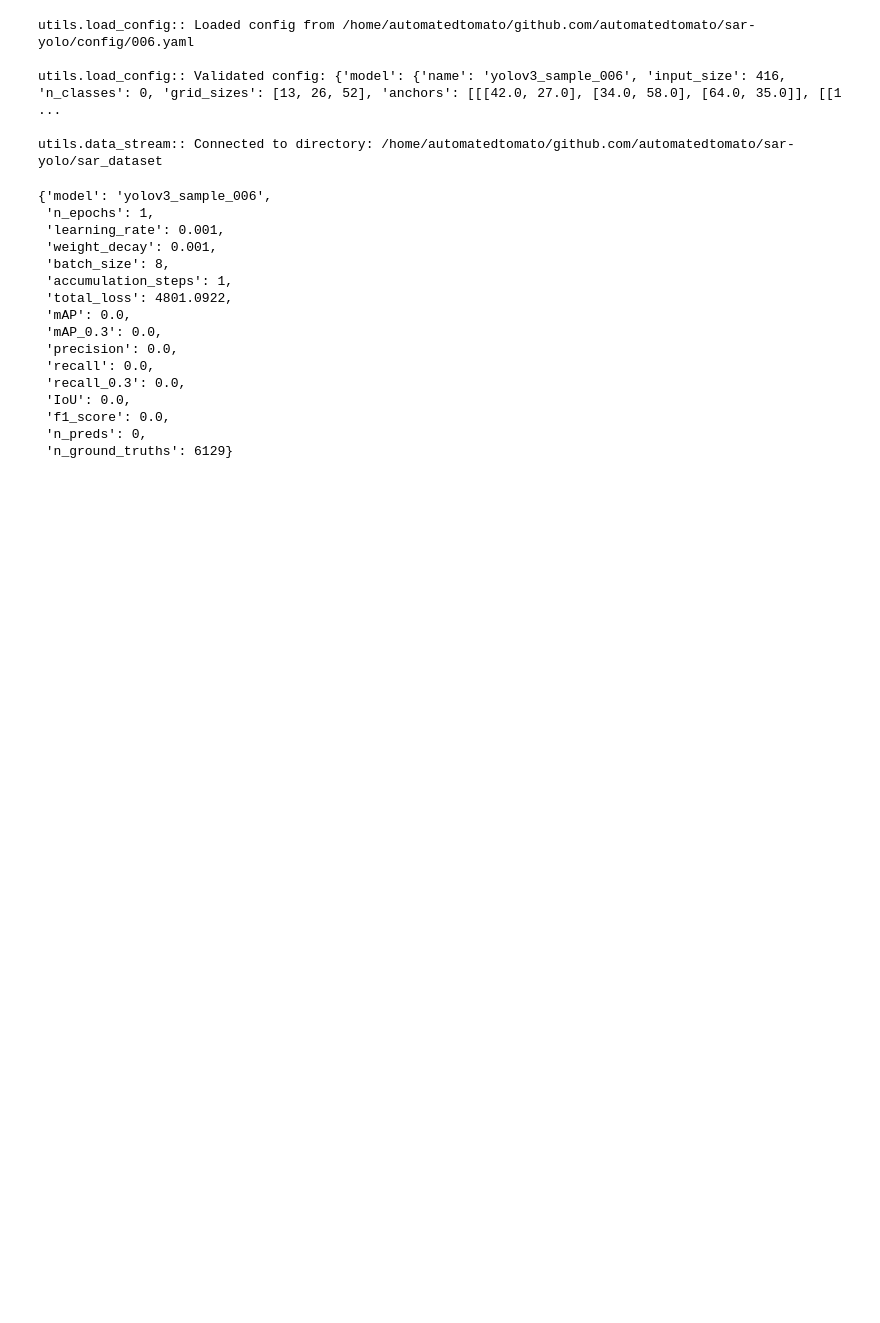
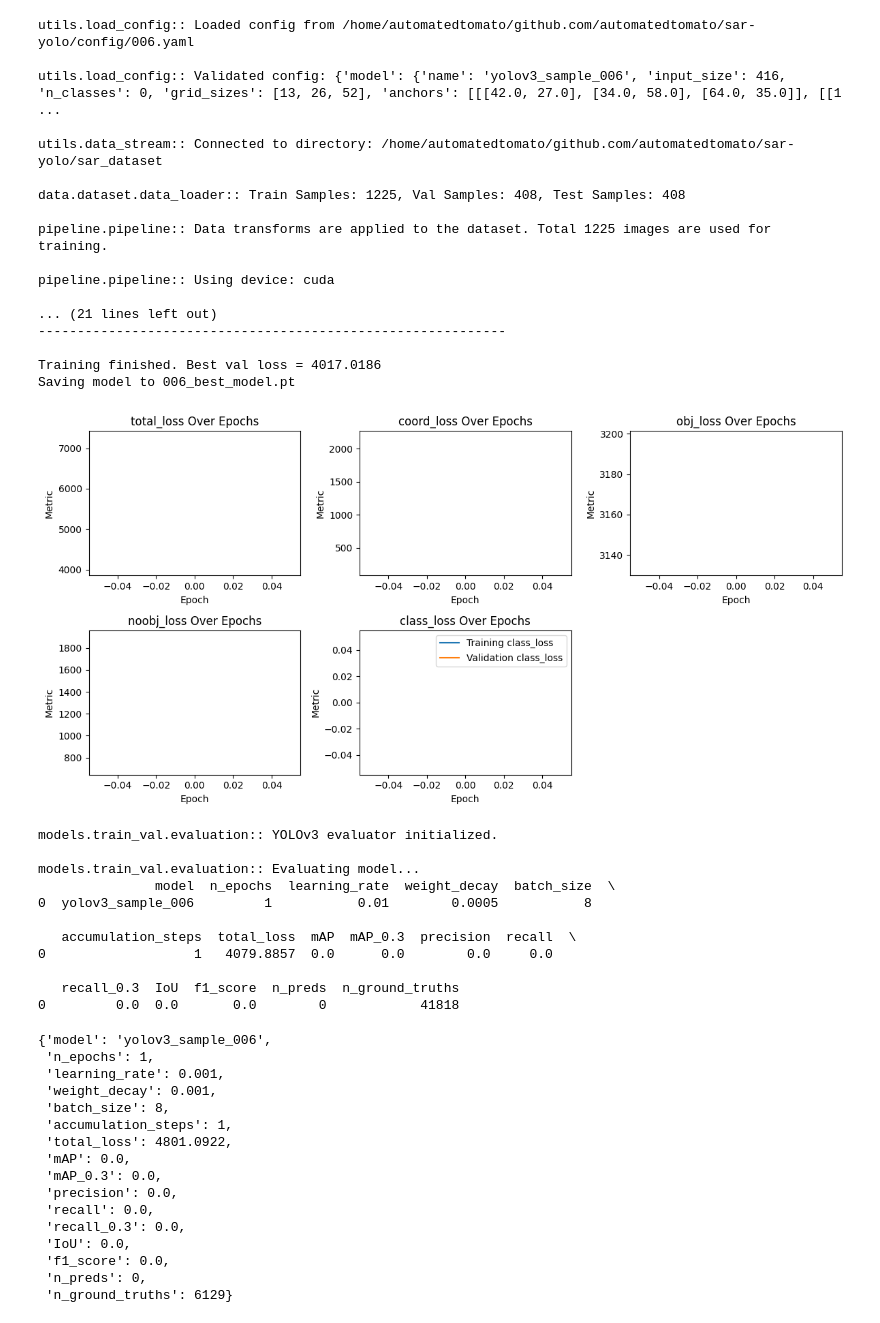
Before and after one commit to automatedtomato/sar_yolo, a Jupyter notebook: notebooks/0003_drive_test.ipynb, the cells around one changed output. Drawn from its saved outputs; the diff is of its cells as text; code cells hidden in the pictures; blank space fills up the shorter version.

```diff
--- a/notebooks/0003_drive_test.ipynb
+++ b/notebooks/0003_drive_test.ipynb
@@ -15,12 +12,36 @@ The autoreload extension is already loaded. To reload it, use:
 # %%
-pl = Pipeline(config_path=os.path.join(CONFIG_PATH, '006.yaml'), load_ratio=0.2)
-metrics, model = pl.train_val_pipeline()
+pl = Pipeline(config_path=os.path.join(CONFIG_PATH, '006.yaml'))
+metrics, model = pl.train_val_pipeline(load_ratio=0.2)
 # %% [output]
 utils.load_config:: Loaded config from /home/automatedtomato/github.com/automatedtomato/sar-yolo/config/006.yaml
 
 utils.load_config:: Validated config: {'model': {'name': 'yolov3_sample_006', 'input_size': 416, 'n_classes': 0, 'grid_sizes': [13, 26, 52], 'anchors': [[[42.0, 27.0], [34.0, 58.0], [64.0, 35.0]], [[1 ...
 
 utils.data_stream:: Connected to directory: /home/automatedtomato/github.com/automatedtomato/sar-yolo/sar_dataset
+
+data.dataset.data_loader:: Train Samples: 1225, Val Samples: 408, Test Samples: 408
+
+pipeline.pipeline:: Data transforms are applied to the dataset. Total 1225 images are used for training.
+
+pipeline.pipeline:: Using device: cuda
+
+... (21 lines left out)
+------------------------------------------------------------
+
+Training finished. Best val loss = 4017.0186
+Saving model to 006_best_model.pt
+[figure, added]
+models.train_val.evaluation:: YOLOv3 evaluator initialized.
+
+models.train_val.evaluation:: Evaluating model...
+               model  n_epochs  learning_rate  weight_decay  batch_size  \
+0  yolov3_sample_006         1           0.01        0.0005           8
+
+   accumulation_steps  total_loss  mAP  mAP_0.3  precision  recall  \
+0                   1   4079.8857  0.0      0.0        0.0     0.0
+
+   recall_0.3  IoU  f1_score  n_preds  n_ground_truths
+0         0.0  0.0       0.0        0            41818
 # %%
 metrics
 # %% [output]
```
Also changed, not shown: parts of 3 cells of this notebook, 12 other files.
